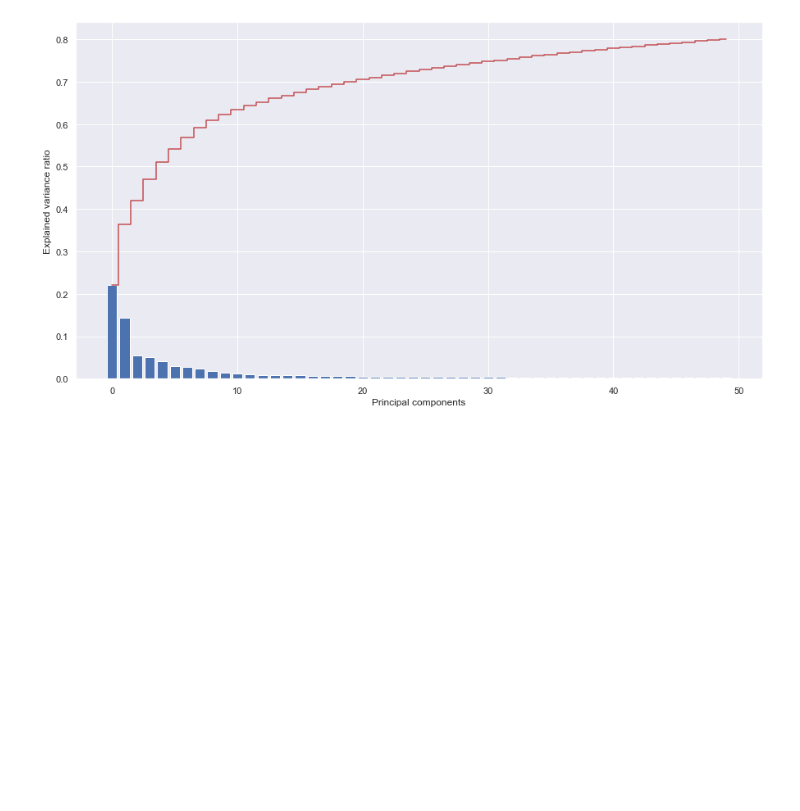
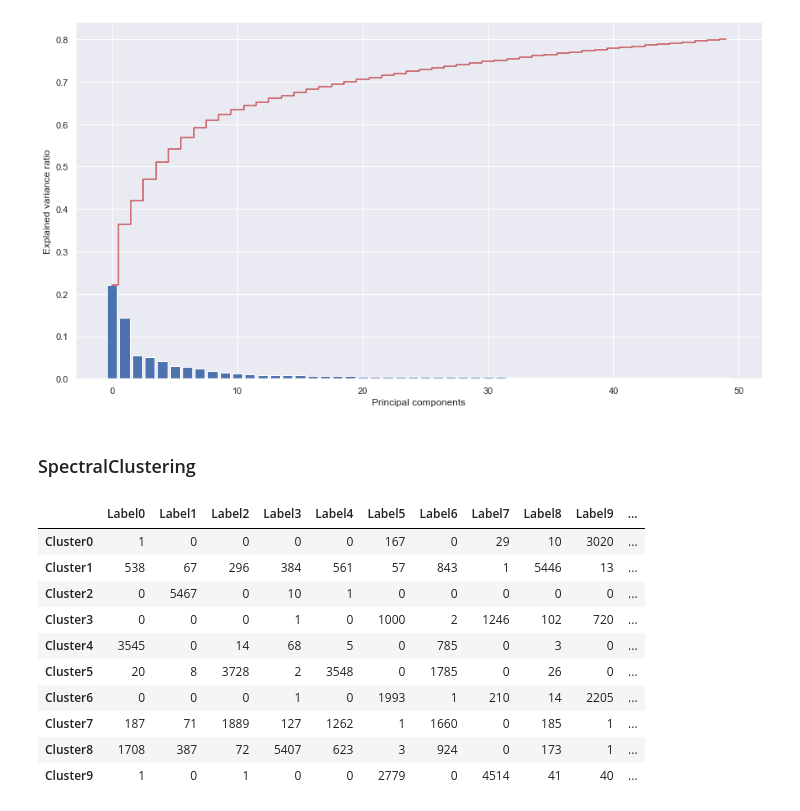
Before and after one commit to JinglunGao/STAT542-FINAL, a Jupyter notebook: Summary Statistics, data processing and unsupervised learning.ipynb, the cells around one changed output. Cells and saved outputs as stored; diff of their text form; code cells hidden in the pictures; blank space fills up the shorter version.

```diff
--- a/Summary Statistics, data processing and unsupervised learning.ipynb
+++ b/Summary Statistics, data processing and unsupervised learning.ipynb
@@ -180,3 +180,28 @@ The cumulative variance is [0.22057176 0.36452739 0.41911541 0.4702794  0.510972
  0.56859848 0.5918572  0.60880158 0.62189991]
 Text(0.5, 0, 'Principal components')
 [figure]
+# %% [markdown]
+### SpectralClustering
+# %%
+ss_fit = SpectralClustering(n_clusters = 10, n_components = 5,
+                            affinity = 'nearest_neighbors', random_state = 1000).fit(X_std)
+y_pred = ss_fit.labels_
+
+tabel = pd.DataFrame(np.array([np.array(get_dominating_label(y[y_pred == i])) for i in range(10)]),
+             index = ['Cluster' + str(i) for i in range(10)],
+             columns = ['Label' + str(i) for i in range(10)]
+            )
+tabel['Dominating_Label'] = np.argmax(tabel.values, axis = 1)
+tabel
+# %% [output]
+|  | Label0 | Label1 | Label2 | Label3 | Label4 | Label5 | Label6 | Label7 | Label8 | Label9 | ... |
+| Cluster0 | 1 | 0 | 0 | 0 | 0 | 167 | 0 | 29 | 10 | 3020 | ... |
+| Cluster1 | 538 | 67 | 296 | 384 | 561 | 57 | 843 | 1 | 5446 | 13 | ... |
+| Cluster2 | 0 | 5467 | 0 | 10 | 1 | 0 | 0 | 0 | 0 | 0 | ... |
+| Cluster3 | 0 | 0 | 0 | 1 | 0 | 1000 | 2 | 1246 | 102 | 720 | ... |
+| Cluster4 | 3545 | 0 | 14 | 68 | 5 | 0 | 785 | 0 | 3 | 0 | ... |
+| Cluster5 | 20 | 8 | 3728 | 2 | 3548 | 0 | 1785 | 0 | 26 | 0 | ... |
+| Cluster6 | 0 | 0 | 0 | 1 | 0 | 1993 | 1 | 210 | 14 | 2205 | ... |
+| Cluster7 | 187 | 71 | 1889 | 127 | 1262 | 1 | 1660 | 0 | 185 | 1 | ... |
+| Cluster8 | 1708 | 387 | 72 | 5407 | 623 | 3 | 924 | 0 | 173 | 1 | ... |
+| Cluster9 | 1 | 0 | 1 | 0 | 0 | 2779 | 0 | 4514 | 41 | 40 | ... |
```
Also changed, not shown: parts of 3 cells of this notebook.
